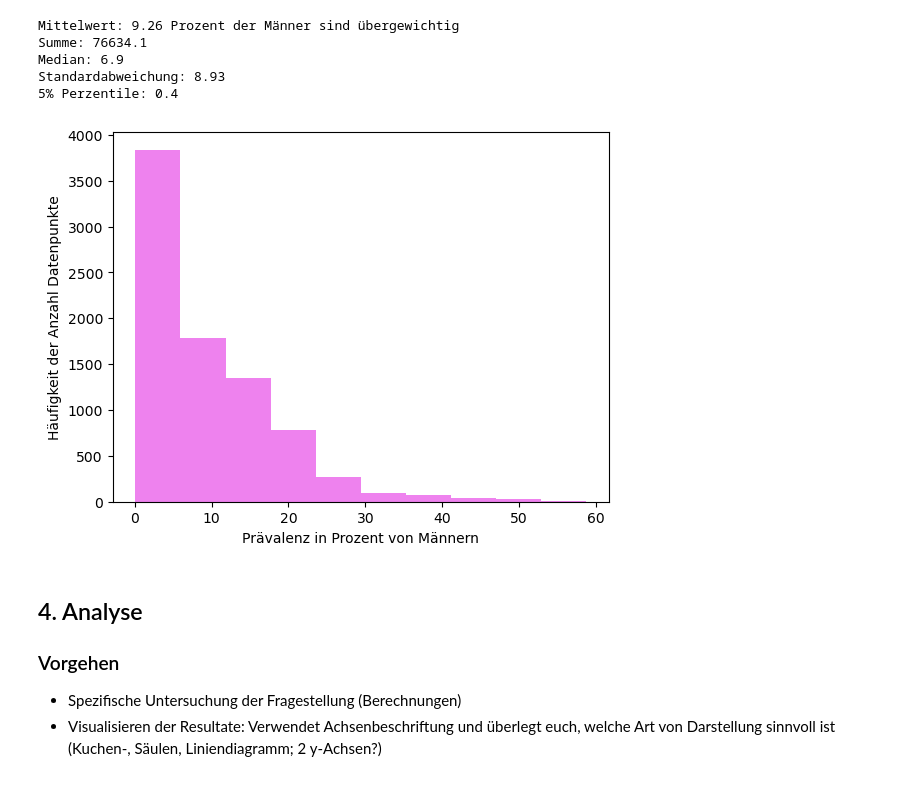
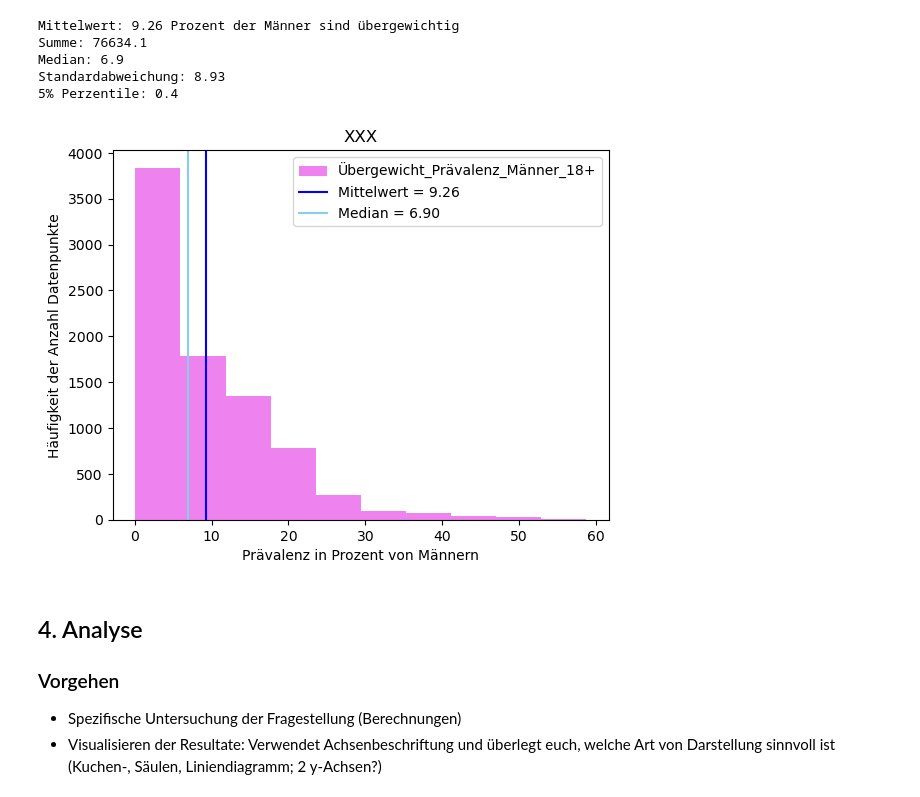
Before and after one commit to Hirnfresser/Leistungsnachweis_Phyton, a Jupyter notebook: Grundgerüst_Leistungsnachweis.ipynb, the cells around one changed output. Drawn from its saved outputs; the diff is of its cells as text; code cells hidden in the pictures.

Commit message:
Histo angepasst

```diff
--- a/Grundgerüst_Leistungsnachweis.ipynb
+++ b/Grundgerüst_Leistungsnachweis.ipynb
@@ -296,13 +296,24 @@ Standardabweichung: 8.93
 # %%
 Histo_Mann = df['Übergewicht_Prävalenz_Männer_18+'].plot(
     color = 'violet',
+    title = 'XXX',
     kind = 'hist',
     bins = 10,
     ylabel = 'Häufigkeit der Anzahl Datenpunkte',
     xlabel = 'Prävalenz in Prozent von Männern'
     )
+
+Histo_Mann.axvline(x=df['Übergewicht_Prävalenz_Männer_18+'].mean(),
+                   color = 'blue',
+                   label = f'Mittelwert = {Mittelwert_Männer:.2f}')
+
+Histo_Mann.axvline(x=df['Übergewicht_Prävalenz_Männer_18+'].median(),
+                   color = 'skyblue',
+                   label = f'Median = {Median_Männer:.2f}')
+
+Histo_Mann.legend();
 # %% [output]
-[figure, old version]
+[figure, new version]
 # %% [markdown]
 ## 4. Analyse
 
```
